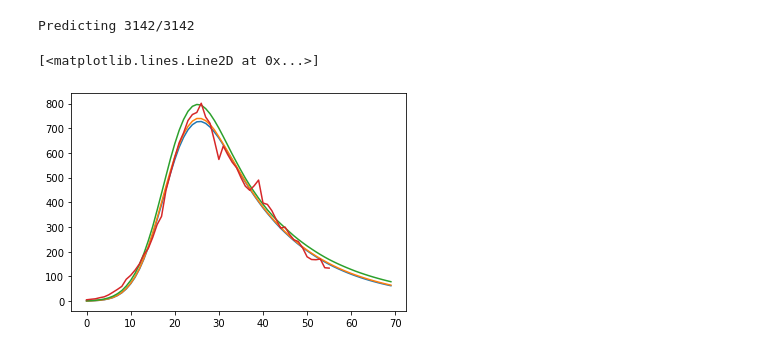
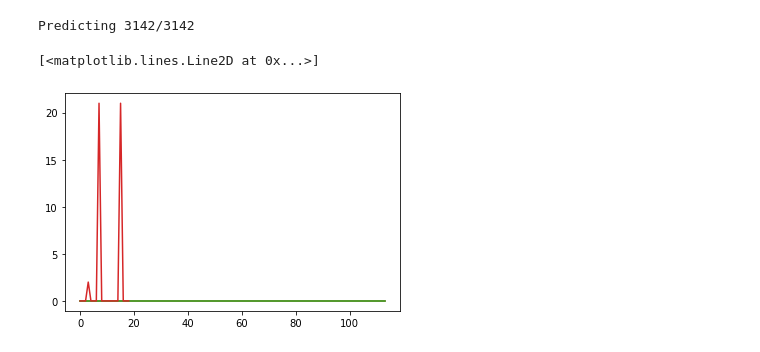
Before and after one commit to KevinHuang8/COVID19-prediction, a Jupyter notebook: models/curvefit_submission.ipynb, the cells around one changed output. Drawn from its saved outputs; the diff is of its cells as text; code cells hidden in the pictures.

Commit message:
updated model scoring, fixed low county predictions

```diff
--- a/models/curvefit_submission.ipynb
+++ b/models/curvefit_submission.ipynb
@@ -15,7 +15,7 @@ importlib.reload(models)
 # %% [output]
 <module 'curvefit_models' from '..\\curvefit_models.py'>
 # %%
-data_format = {'name': 'deaths_raw', 'smoothing': 9, 'val_steps': 0}
+data_format = {'name': 'deaths_raw', 'smoothing': 3, 'val_steps': 0}
 model_params = {'name': 'ExpNormModel'}
 horizon = 14
 samples = 250
@@ -46,22 +46,23 @@ pred2 = pipeline.get_combined_predictions(quantiles=quantiles, samples=250)
 # %% [output]
 Predicting 3142/3142
 # %%
-# 1208**, 1200, 716, 1382, 204, 1791, 1868, 1858, 2969, 1887, 1308, 1224, 1776-1794, 2289**, 2848, 3087**, 1138*, 1280, 1293**, 1870**
-county = 1858
+# 1208**, 1200, 716, 1382, 204, 1791, 1868, 1858, 2969, 1887, 1308, 1224, 1776-1794, 2289**, 2848, 3087**, 1138*, 1280, 1293**, 1870**, 2312!!, 2315!!
+county = 2312
 x = np.arange(0, pred2[county].shape[0])
 y = pred2[county][:, 3]
 plt.plot(x, y)
 
 y = pred2[county][:, 4]
 plt.plot(x, y)
 
 y = pred2[county][:, 8]
 plt.plot(x, y)
 
-d = pipeline.data.daily_smoothed[county]
+d = pipeline.data.daily_change[county]
 x = np.linspace(0, d.shape[0] - 1, d.shape[0])
 y = d
 plt.plot(x, y)
+# plt.ylim(0, 80)
 # %% [output]
 [<matplotlib.lines.Line2D at 0x...>]
-[figure, old version]
+[figure, new version]
```
Also changed, not shown: 19 other files.
